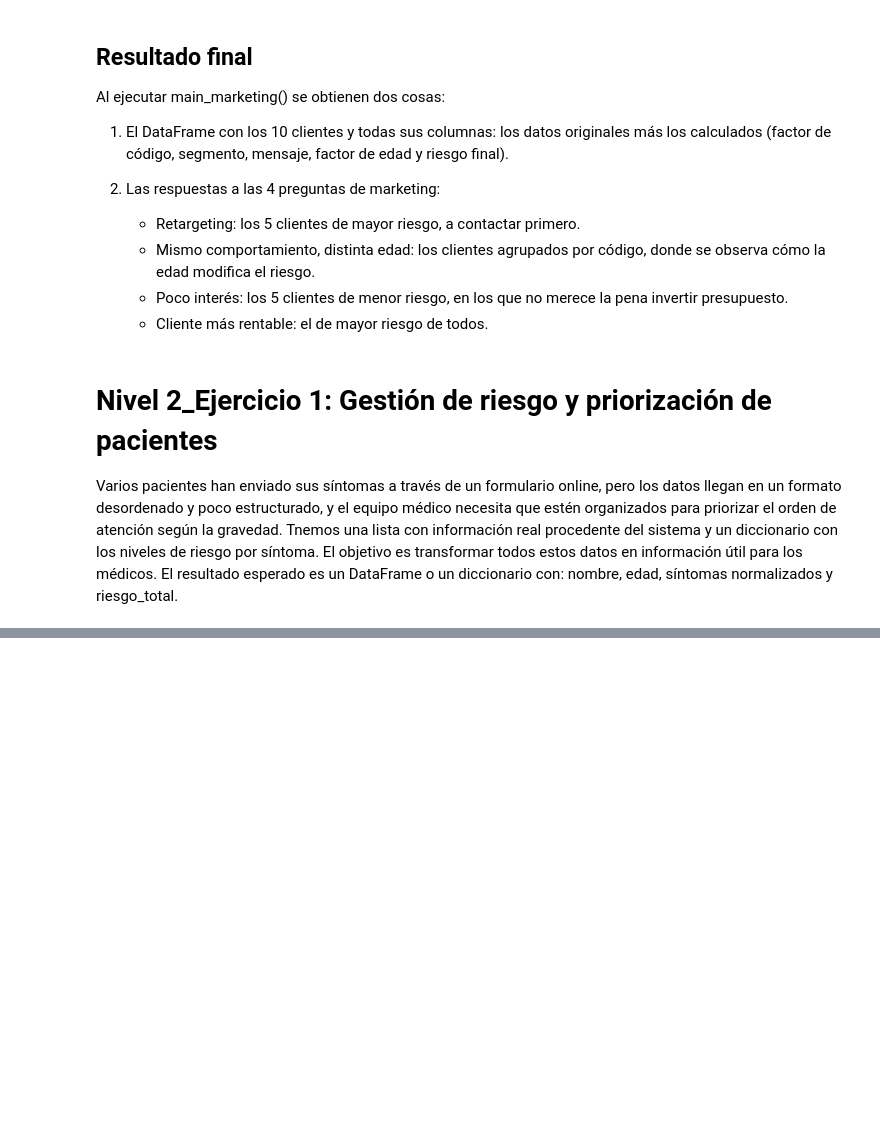
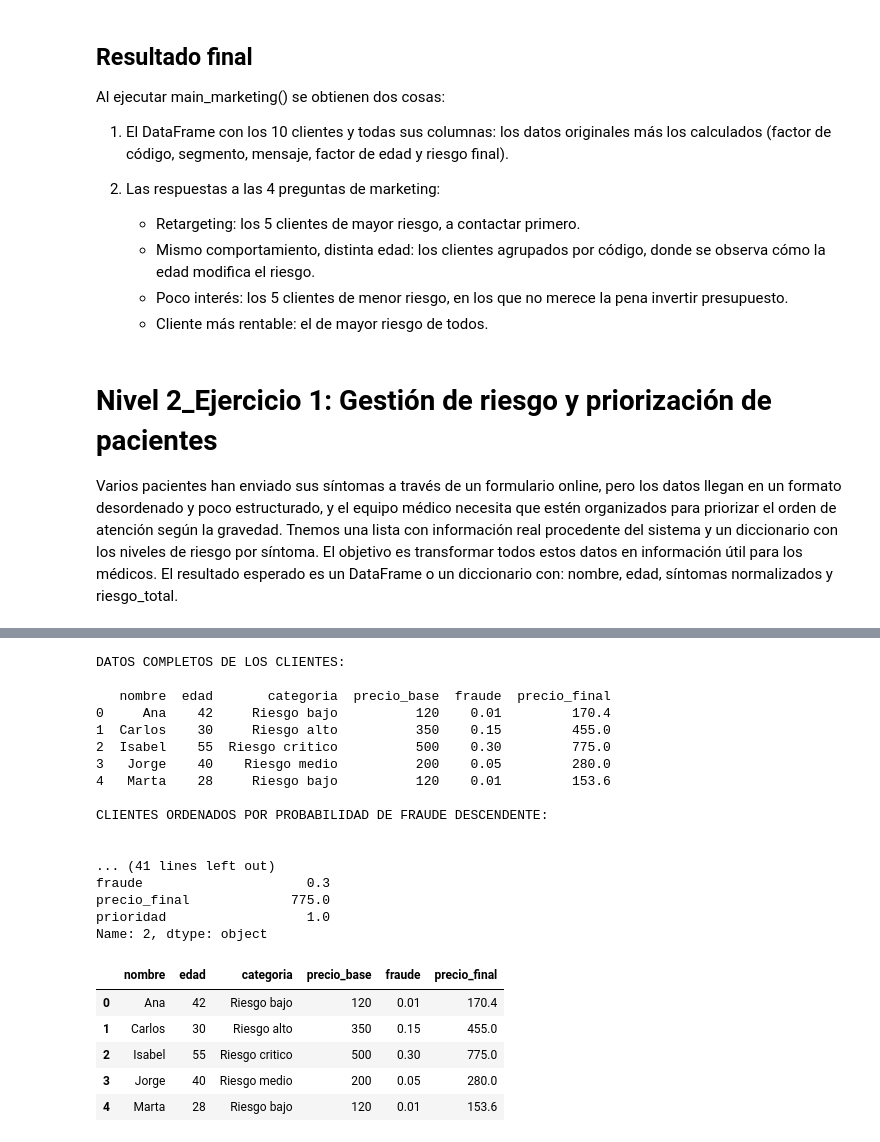
Before and after one commit to frangipani-tech/Data_Analyst_Python_Sprint_7, a Jupyter notebook: Sprint_7.ipynb, the cells around one changed output, grey strips where cells are left out. Drawn from its saved outputs; the diff is of its cells as text; code cells hidden in the pictures; blank space fills up the shorter version.

```diff
--- a/Sprint_7.ipynb
+++ b/Sprint_7.ipynb
@@ -557,0 +756,12 @@ def ordenar_pacientes_por_riesgo(diccionario_pacientes):
+# %%
+def procesar_todos_clientes(lista_clientes):                         # Define la función. Recibe como parámetro lista_clientes (la lista completa de clientes sin procesar).
+    clientes_procesados = []                                         # Crea una lista vacía donde iremos guardando los clientes ya procesados.
+
+    for cliente in lista_clientes:                                   # recorre cada cliente de la lista
+        cliente_enriq = enriquecer_cliente(cliente)                  # Llama a la función enriquecer_cliente() pasándole el cliente actual
+
+        cliente_completo = añadir_precio_final(cliente_enriq)        # Llama a la función añadir_precio_final() pasándole el cliente enriq. calcula y añade el precio_final
+
+        clientes_procesados.append(cliente_completo)                 # Añade el cliente completamente procesado a la lista clientes_procesados
+
+    return clientes_procesados
@@ -557,0 +772,5 @@ def ordenar_pacientes_por_riesgo(diccionario_pacientes):
+# %%
+def crear_dataframe(clientes_procesados):
+    df = pd.DataFrame(clientes_procesados)   # Crear el DataFrame a partir de clientes_procesados  # pd.DataFrame() para convertir lista de diccionarios en DataFrame
+
+    return df
@@ -557,0 +781,5 @@ def ordenar_pacientes_por_riesgo(diccionario_pacientes):
+# %%
+def ordenar_por_fraude(df):
+    df_ordenado = df.sort_values(by="fraude", ascending=False)          # Usa el método .sort_values() sobre el df. Parámetros: columna a ordenar, ascending=False para descendente
+
+    return df_ordenado
@@ -557,0 +790,5 @@ def ordenar_pacientes_por_riesgo(diccionario_pacientes):
+# %%
+def ordenar_por_precio(df):
+    df_ordenado = df.sort_values(by="precio_final", ascending=False)    # Mismo método, diferente columna
+
+    return df_ordenado
@@ -557,0 +857,26 @@ def ordenar_pacientes_por_riesgo(diccionario_pacientes):
+# %%
+main()
+# %% [output]
+DATOS COMPLETOS DE LOS CLIENTES:
+
+   nombre  edad       categoria  precio_base  fraude  precio_final
+0     Ana    42     Riesgo bajo          120    0.01         170.4
+1  Carlos    30     Riesgo alto          350    0.15         455.0
+2  Isabel    55  Riesgo critico          500    0.30         775.0
+3   Jorge    40    Riesgo medio          200    0.05         280.0
+4   Marta    28     Riesgo bajo          120    0.01         153.6
+
+CLIENTES ORDENADOS POR PROBABILIDAD DE FRAUDE DESCENDENTE:
+
+
+... (41 lines left out)
+fraude                     0.3
+precio_final             775.0
+prioridad                  1.0
+Name: 2, dtype: object
+|  | nombre | edad | categoria | precio_base | fraude | precio_final |
+| 0 | Ana | 42 | Riesgo bajo | 120 | 0.01 | 170.4 |
+| 1 | Carlos | 30 | Riesgo alto | 350 | 0.15 | 455.0 |
+| 2 | Isabel | 55 | Riesgo critico | 500 | 0.30 | 775.0 |
+| 3 | Jorge | 40 | Riesgo medio | 200 | 0.05 | 280.0 |
+| 4 | Marta | 28 | Riesgo bajo | 120 | 0.01 | 153.6 |
```
Also changed, not shown: parts of 45 cells of this notebook.
